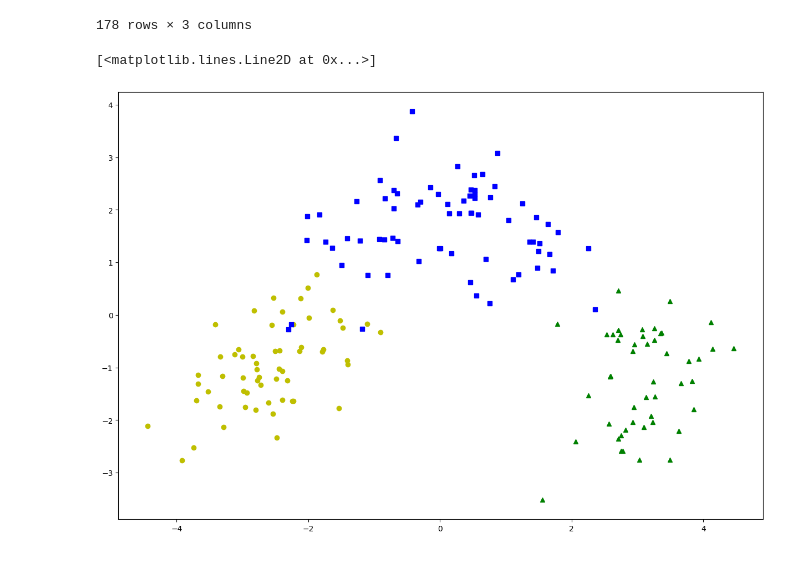
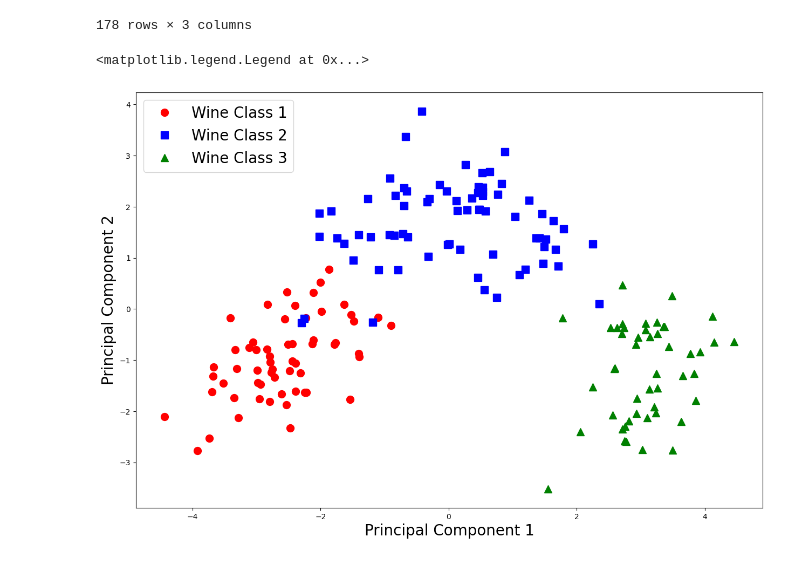
Before and after one commit to damajojung/project-neurocloud, a Jupyter notebook: code/10_PCA/PCA.ipynb, the cells around one changed output. Drawn from its saved outputs; the diff is of its cells as text; code cells hidden in the pictures.

```diff
--- a/code/10_PCA/PCA.ipynb
+++ b/code/10_PCA/PCA.ipynb
@@ -76,9 +75,12 @@ final_df = pd.concat([principalDf, y], axis = 1);final_df
 178 rows × 3 columns
 # %%
 fig, ax = plt.subplots(1, figsize=(15,10))
-plt.plot(final_df[final_df.target ==0]["PC1"], final_df[final_df.target ==0]["PC2"], "yo", label="Class 1")
-plt.plot(final_df[final_df.target ==1]["PC1"], final_df[final_df.target ==1]["PC2"], "bs", label="Class 2")
-plt.plot(final_df[final_df.target ==2]["PC1"], final_df[final_df.target ==2]["PC2"], "g^", label="Class 3")
+plt.plot(final_df[final_df.target ==0]["PC1"], final_df[final_df.target ==0]["PC2"], "ro", label="Wine Class 1", markersize=10)
+plt.plot(final_df[final_df.target ==1]["PC1"], final_df[final_df.target ==1]["PC2"], "bs", label="Wine Class 2", markersize=10)
+plt.plot(final_df[final_df.target ==2]["PC1"], final_df[final_df.target ==2]["PC2"], "g^", label="Wine Class 3", markersize=10)
+plt.xlabel("Principal Component 1", fontsize=20)
+plt.ylabel("Principal Component 2", fontsize=20)
+plt.legend(loc="upper left", fontsize=20)
 # %% [output]
-[<matplotlib.lines.Line2D at 0x...>]
+<matplotlib.legend.Legend at 0x...>
-[figure, old version]
+[figure, new version]
```
Also changed, not shown: parts of 1 cell of this notebook, 1 other file.
